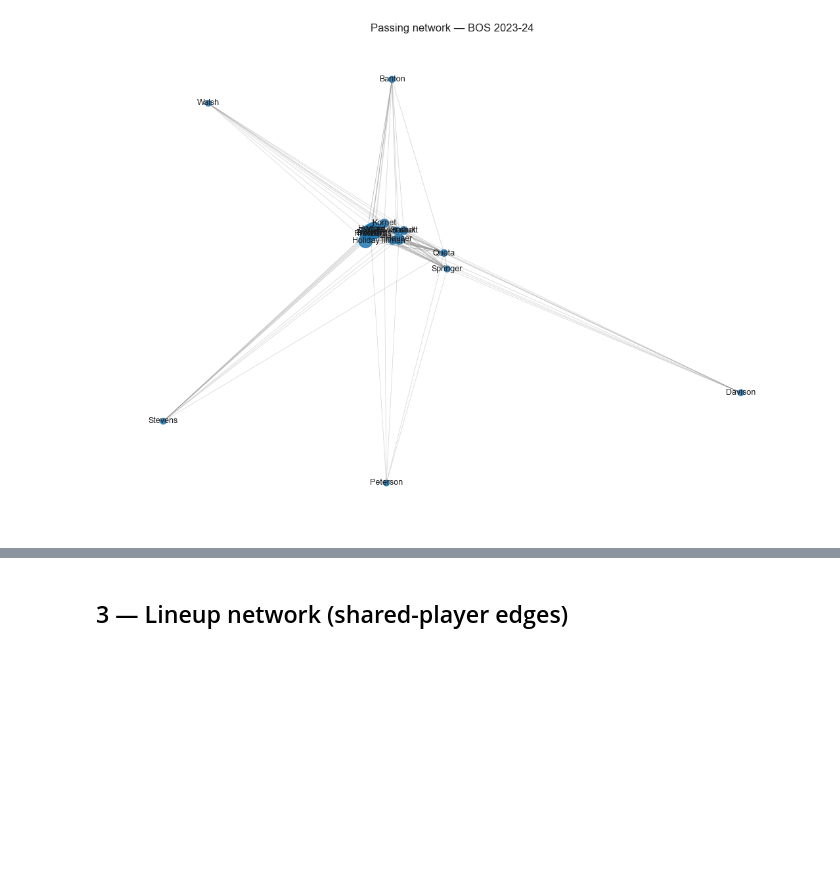
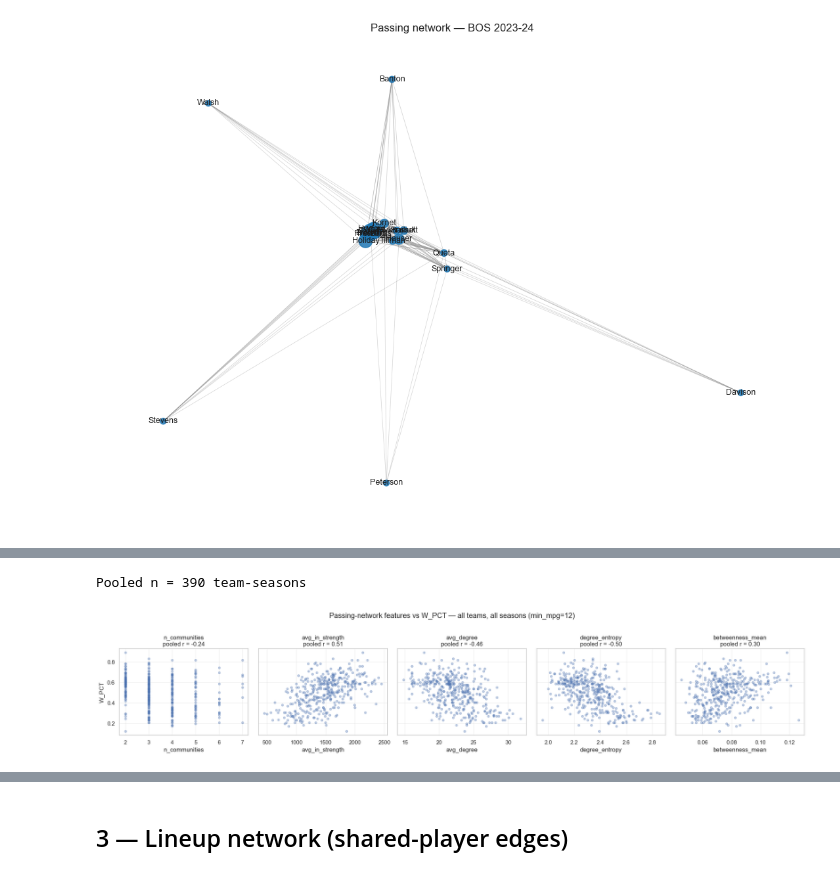
Before and after one commit to isaacvm98/nba_graph_strat, a Jupyter notebook: notebooks/explore.ipynb, the cells around one changed output, grey strips where cells are left out. Cells and saved outputs as stored; diff of their text form; code cells hidden in the pictures; blank space fills up the shorter version.

```diff
--- a/notebooks/explore.ipynb
+++ b/notebooks/explore.ipynb
@@ -82,0 +477,24 @@ plt.tight_layout()
+# %%
+# View 1: per-season r at min_mpg=12 (the threshold that maximized signal in 2023-24)
+TARGET_MPG = 12
+
+per_season = []
+for season in ALL_SEASONS:
+    df = season_features[(season, TARGET_MPG)]
+    row = {"season": season}
+    for feat in FEATURES:
+        if df[feat].notna().sum() > 2:
+            row[feat] = df[[feat, "W_PCT"]].corr().iloc[0, 1]
+    per_season.append(row)
+per_season_df = pd.DataFrame(per_season).set_index("season")
+print(f"Pearson r vs W_PCT, min_mpg={TARGET_MPG}, by season:")
+display(per_season_df.round(2))
+
+# Stability summary: mean +/- std, and "sign agreement" across seasons
+summary = pd.DataFrame({
+    "mean_r": per_season_df.mean(),
+    "std_r": per_season_df.std(),
+    "frac_pos": (per_season_df > 0).mean(),
+})
+print(f"\nStability across {len(ALL_SEASONS)} seasons:")
+display(summary.round(3))
@@ -82,0 +527,24 @@ plt.tight_layout()
+# %%
+# View 2: pooled cross-season scatter at min_mpg=12 (390 team-seasons)
+#   Each dot = one (team, season). Helps see whether avg_in_strength etc.
+#   actually generalises.
+pooled = pd.concat([season_features[(s, TARGET_MPG)].assign(season=s) for s in ALL_SEASONS],
+                   ignore_index=True)
+print(f"Pooled n = {len(pooled)} team-seasons")
+
+import matplotlib.pyplot as plt
+plot_feats = ["n_communities", "avg_in_strength", "avg_degree",
+              "degree_entropy", "betweenness_mean"]
+fig, axes = plt.subplots(1, len(plot_feats), figsize=(4 * len(plot_feats), 4), sharey=True)
+for ax, feat in zip(axes, plot_feats):
+    ax.scatter(pooled[feat], pooled["W_PCT"], alpha=0.35, s=18)
+    r = pooled[[feat, "W_PCT"]].corr().iloc[0, 1]
+    ax.set_title(f"{feat}\npooled r = {r:.2f}")
+    ax.set_xlabel(feat)
+    ax.grid(alpha=0.3)
+axes[0].set_ylabel("W_PCT")
+fig.suptitle(f"Passing-network features vs W_PCT — all teams, all seasons (min_mpg={TARGET_MPG})", y=1.02)
+plt.tight_layout()
+# %% [output]
+Pooled n = 390 team-seasons
+[figure, added]
```
Also changed, not shown: parts of 34 cells of this notebook, 10 other files.
